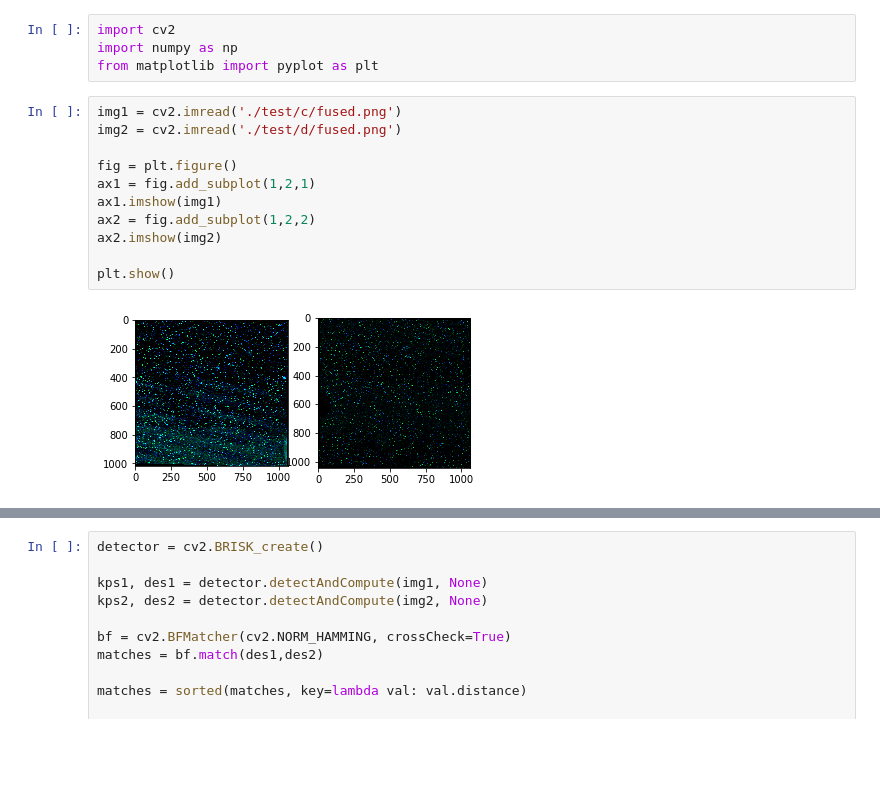
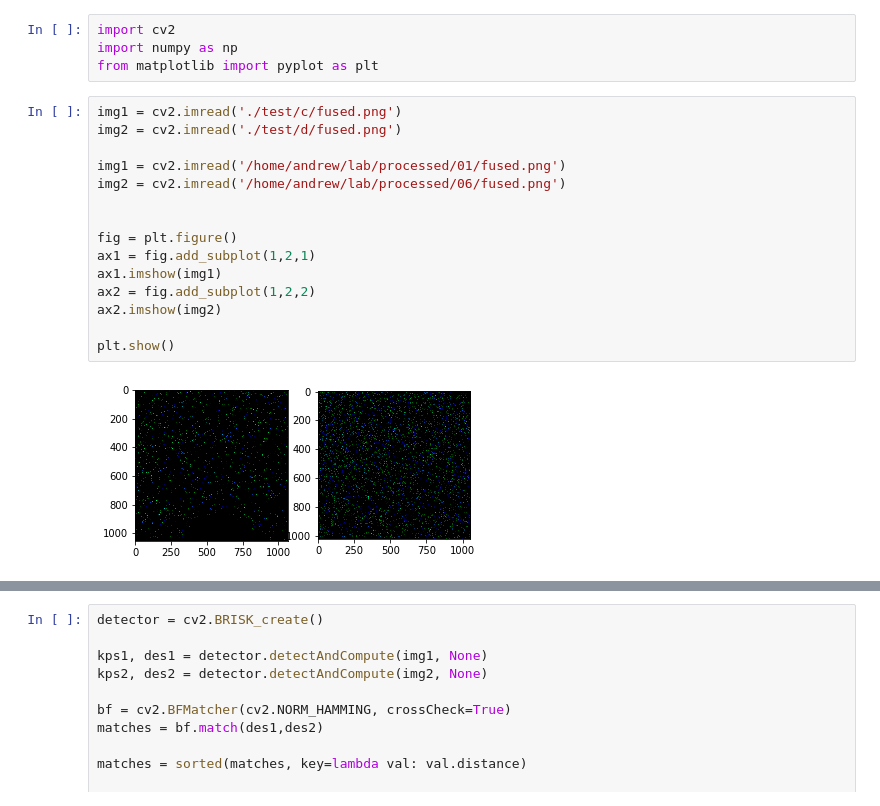
Before and after one commit to optospinlab/lateral-scan-analysis, a Jupyter notebook: ScanComparison.ipynb, the cells around one changed output, grey strips where cells are left out. Drawn from its saved outputs; the diff is of its cells as text; blank space fills up the shorter version.

```diff
--- a/ScanComparison.ipynb
+++ b/ScanComparison.ipynb
@@ -5,13 +5,17 @@ from matplotlib import pyplot as plt
 # %%
 img1 = cv2.imread('./test/c/fused.png')
 img2 = cv2.imread('./test/d/fused.png')
+
+img1 = cv2.imread('/home/andrew/lab/processed/01/fused.png')
+img2 = cv2.imread('/home/andrew/lab/processed/06/fused.png')
+
 
 fig = plt.figure()
 ax1 = fig.add_subplot(1,2,1)
 ax1.imshow(img1)
 ax2 = fig.add_subplot(1,2,2)
 ax2.imshow(img2)
 
 plt.show()
 # %% [output]
-[figure, old version]
+[figure, new version]
```
Also changed, not shown: parts of 1 cell of this notebook, 2 other files.
